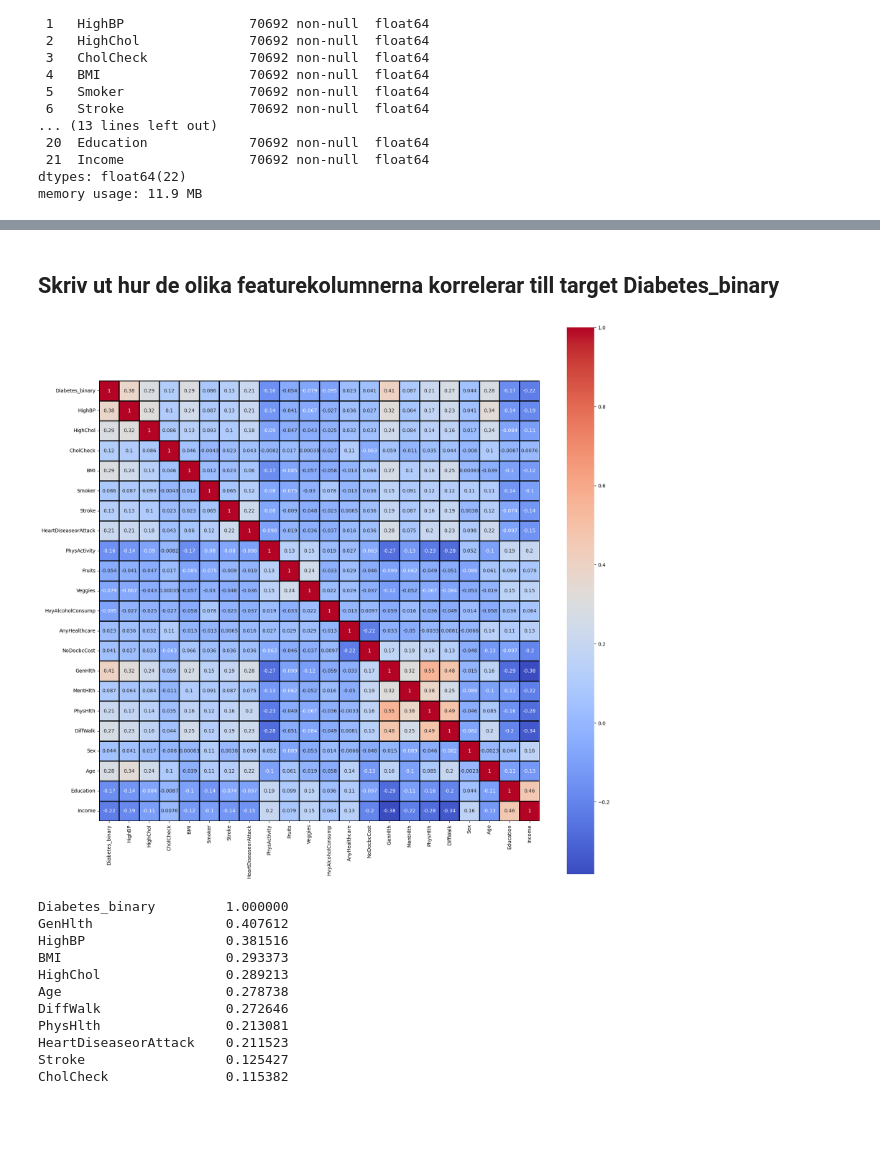
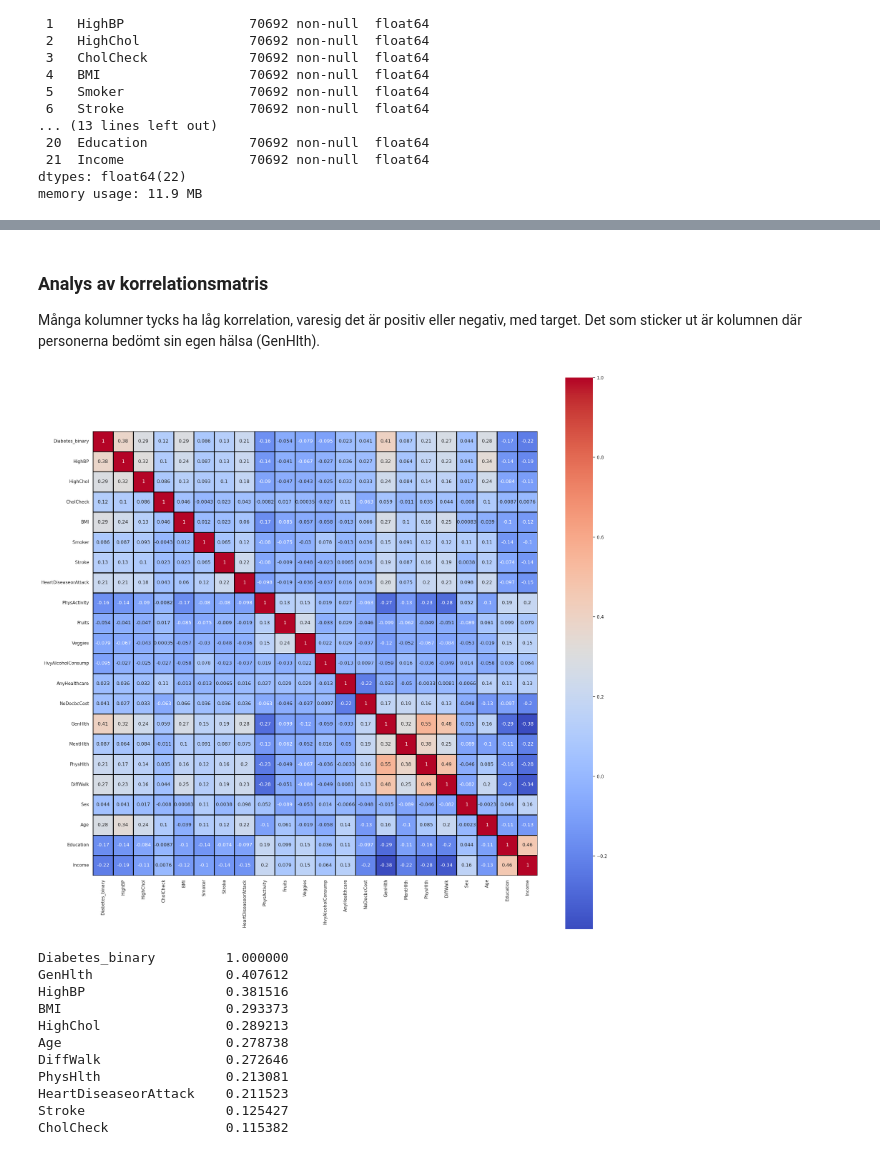
Before and after one commit to FredrikAndersson-MU24/python-ML-exam, a Jupyter notebook: notebook/diabetes.ipynb, the cells around one changed output, grey strips where cells are left out. Saved outputs shown, nothing was run; the diff lists cells and outputs as text; code cells hidden in the pictures; blank space fills up the shorter version.

Commit message:
add graphs and further analysis of dataset as well as tuning class weight

```diff
--- a/notebook/diabetes.ipynb
+++ b/notebook/diabetes.ipynb
@@ -61,2 +54,2 @@ from sklearn.metrics import accuracy_score,classification_report, mean_squared_e
 # %%
-df = pd.read_csv('dataset/diabetes_binary_5050split_health_indicators_BRFSS2015.csv')
+df = pd.read_csv('../dataset/diabetes_binary_5050split_health_indicators_BRFSS2015.csv')
@@ -93,4 +100,5 @@ memory usage: 11.9 MB
 # %%
+sns.set_theme(palette='deep')
 features = df.columns.drop('Diabetes_binary')
 n_features = len(features)
 n_cols = 7
@@ -109,11 +136,12 @@ for i, feature in enumerate(features):
 # %% [markdown]
-## Skriv ut hur de olika featurekolumnerna korrelerar till target Diabetes_binary
+### Analys av korrelationsmatris
+Många kolumner tycks ha låg korrelation, varesig det är positiv eller negativ, med target. Det som sticker ut är kolumnen där personerna bedömt sin egen hälsa (GenHlth).
 # %%
-plt.figure(figsize=(20,20))
+plt.figure(figsize=(25,25))
 sns.heatmap(df.corr(), annot=True, linewidths=2, linecolor='black', cmap='coolwarm', square=True, )
 plt.show()
 # %% [output]
-[figure, old version]
+[figure, new version]
 # %%
 corr_matrix = df.corr()
 print(corr_matrix['Diabetes_binary'].sort_values(ascending=False))
```
Also changed, not shown: parts of 90 cells of this notebook.
